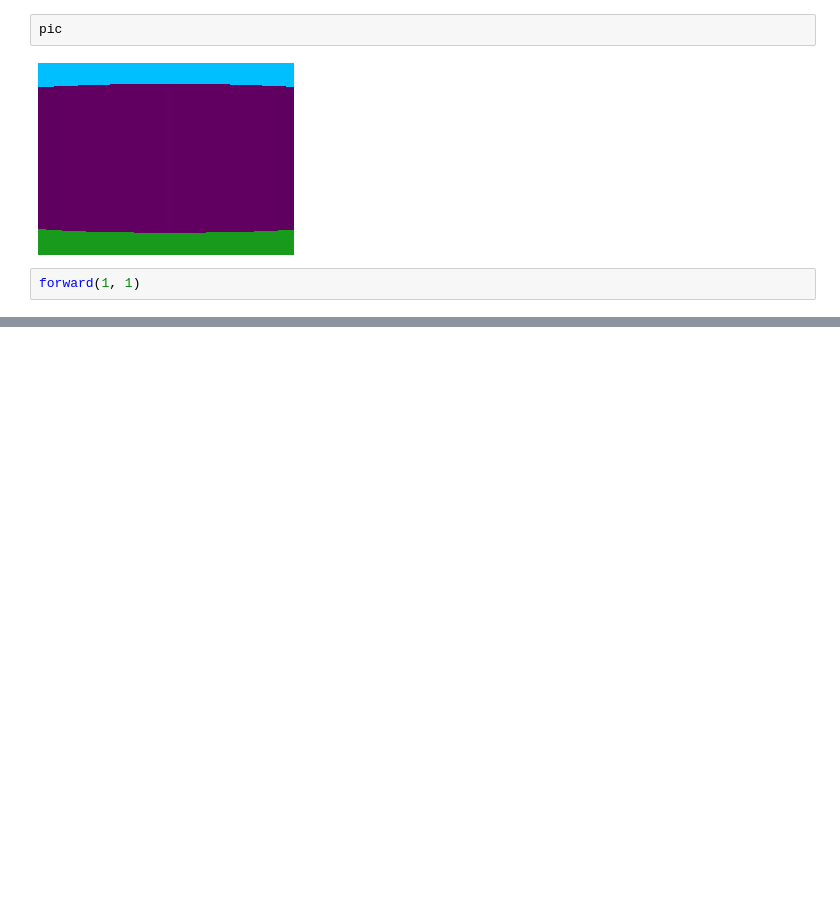
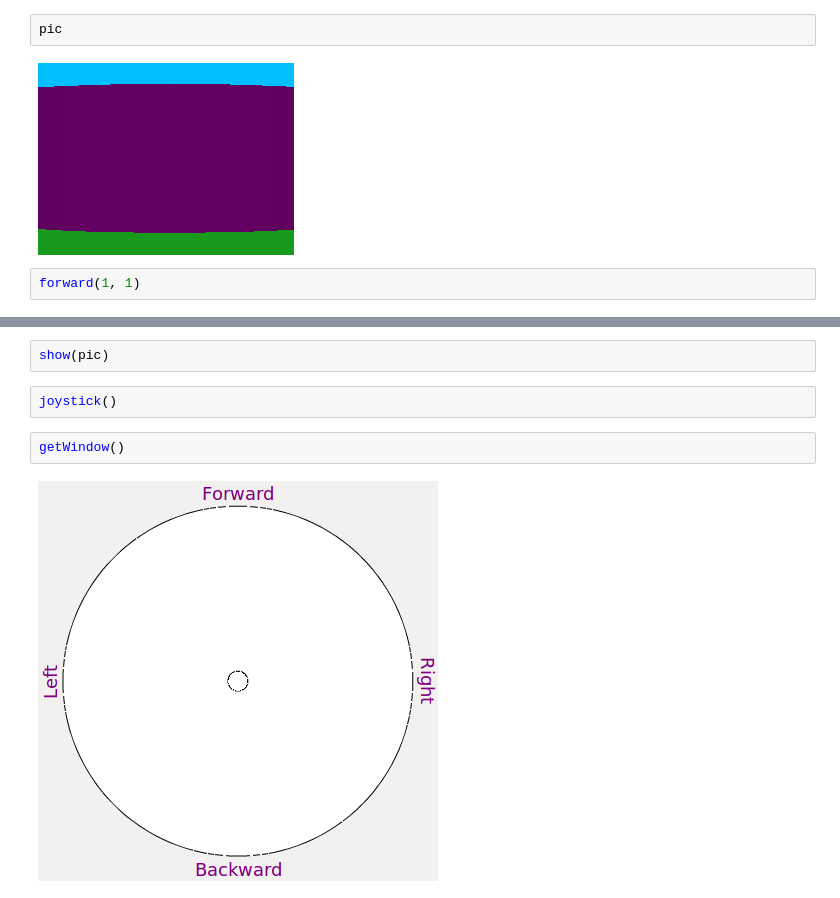
Before and after one commit to jarulsamy/calicolrc, a Jupyter notebook: notebooks/Myro Library with Python.ipynb, the cells around one changed output, grey strips where cells are left out. Drawn from its saved outputs; the diff is of its cells as text; blank space fills up the shorter version.

```diff
--- a/notebooks/Myro Library with Python.ipynb
+++ b/notebooks/Myro Library with Python.ipynb
@@ -21,0 +22,8 @@ getWindow()
+# %%
+show(pic)
+# %%
+joystick()
+# %%
+getWindow()
+# %% [output]
+[figure, added]
```
Also changed, not shown: parts of 1 cell of this notebook, 4 other files.
